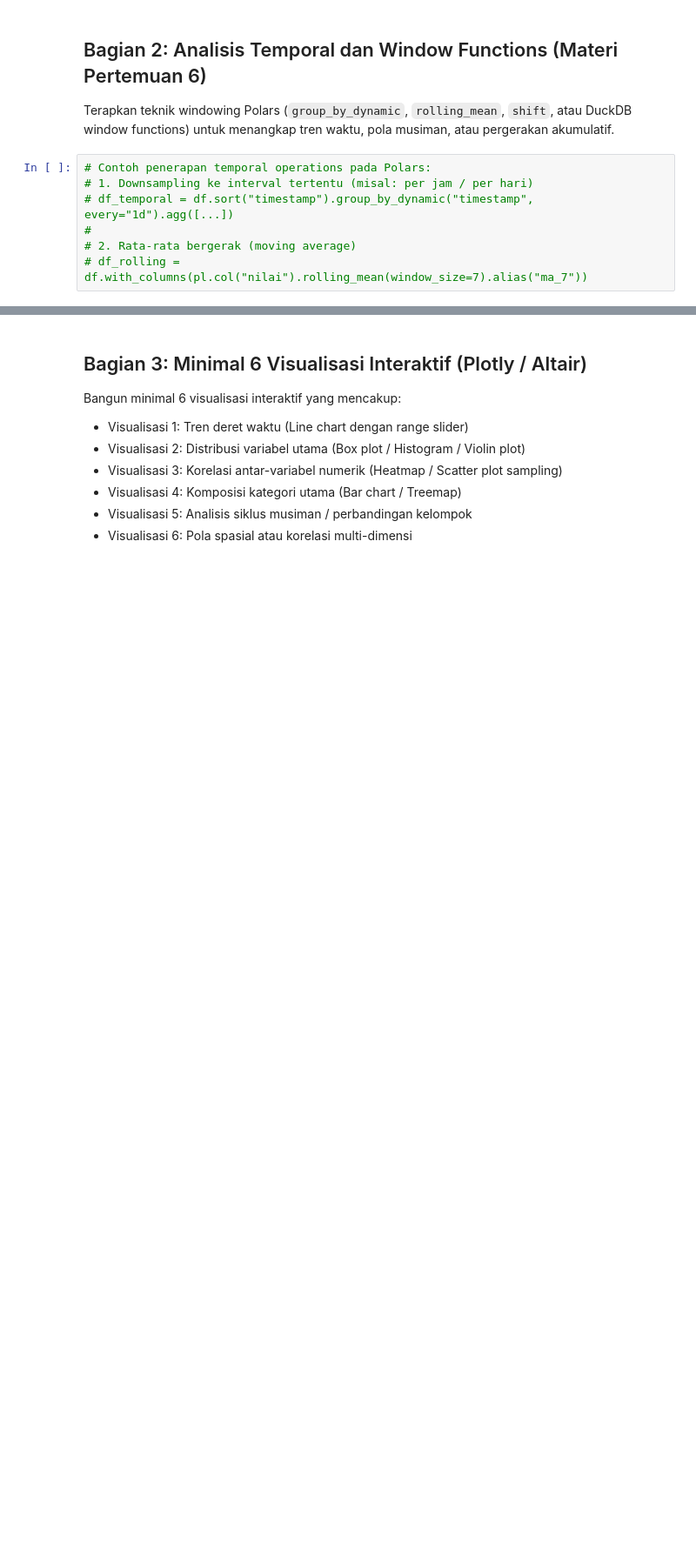
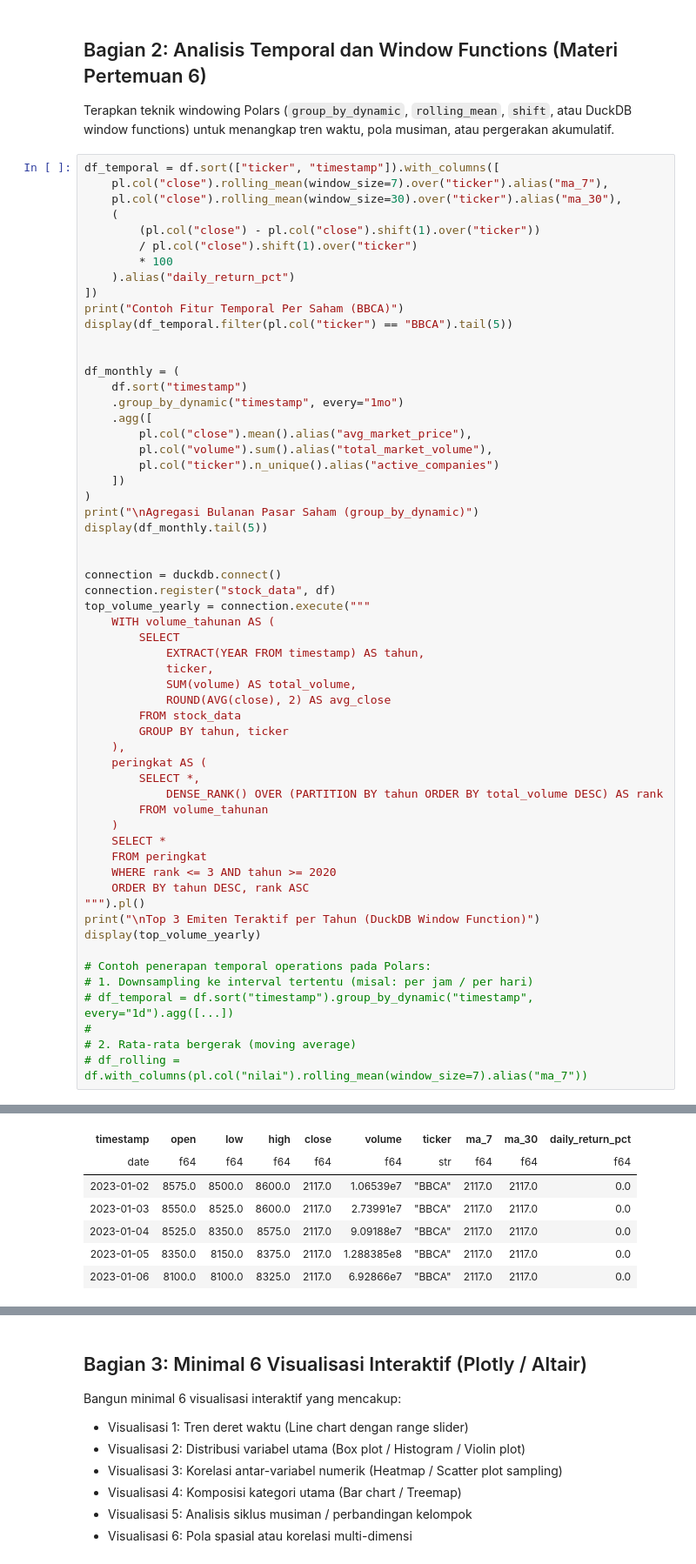
Before and after one commit to Nadzrrscrio/tugas1-abd-2026, a Jupyter notebook: notebooks/03_eda_and_insights.ipynb, the cells around one changed output, grey strips where cells are left out. Shown at 87% size. Drawn from its saved outputs; the diff is of its cells as text; blank space fills up the shorter version.

```diff
--- a/notebooks/03_eda_and_insights.ipynb
+++ b/notebooks/03_eda_and_insights.ipynb
@@ -34,9 +67,61 @@ import plotly.graph_objects as go
 Terapkan teknik windowing Polars (`group_by_dynamic`, `rolling_mean`, `shift`, atau DuckDB window functions)
 untuk menangkap tren waktu, pola musiman, atau pergerakan akumulatif.
 # %%
+df_temporal = df.sort(["ticker", "timestamp"]).with_columns([
+    pl.col("close").rolling_mean(window_size=7).over("ticker").alias("ma_7"),
+    pl.col("close").rolling_mean(window_size=30).over("ticker").alias("ma_30"),
+    (
+        (pl.col("close") - pl.col("close").shift(1).over("ticker"))
+        / pl.col("close").shift(1).over("ticker")
+        * 100
+    ).alias("daily_return_pct")
+])
+print("Contoh Fitur Temporal Per Saham (BBCA)")
+display(df_temporal.filter(pl.col("ticker") == "BBCA").tail(5))
+
+
+df_monthly = (
+    df.sort("timestamp")
+    .group_by_dynamic("timestamp", every="1mo")
+    .agg([
+        pl.col("close").mean().alias("avg_market_price"),
+        pl.col("volume").sum().alias("total_market_volume"),
+        pl.col("ticker").n_unique().alias("active_companies")
+    ])
+)
+print("\nAgregasi Bulanan Pasar Saham (group_by_dynamic)")
+display(df_monthly.tail(5))
+
+
+connection = duckdb.connect()
+connection.register("stock_data", df)
+top_volume_yearly = connection.execute("""
+    WITH volume_tahunan AS (
+        SELECT
+            EXTRACT(YEAR FROM timestamp) AS tahun,
+            ticker,
+            SUM(volume) AS total_volume,
+            ROUND(AVG(close), 2) AS avg_close
+        FROM stock_data
+        GROUP BY tahun, ticker
+    ),
+    peringkat AS (
+        SELECT *,
+            DENSE_RANK() OVER (PARTITION BY tahun ORDER BY total_volume DESC) AS rank
+        FROM volume_tahunan
+    )
+    SELECT *
+    FROM peringkat
+    WHERE rank <= 3 AND tahun >= 2020
+    ORDER BY tahun DESC, rank ASC
+""").pl()
+print("\nTop 3 Emiten Teraktif per Tahun (DuckDB Window Function)")
+display(top_volume_yearly)
+
 # Contoh penerapan temporal operations pada Polars:
 # 1. Downsampling ke interval tertentu (misal: per jam / per hari)
 # df_temporal = df.sort("timestamp").group_by_dynamic("timestamp", every="1d").agg([...])
 #
 # 2. Rata-rata bergerak (moving average)
 # df_rolling = df.with_columns(pl.col("nilai").rolling_mean(window_size=7).alias("ma_7"))
+# %% [output]
@@ -42,0 +130,7 @@ untuk menangkap tren waktu, pola musiman, atau pergerakan akumulatif.
+| timestamp | open | low | high | close | volume | ticker | ma_7 | ma_30 | daily_return_pct |
+| date | f64 | f64 | f64 | f64 | f64 | str | f64 | f64 | f64 |
+| 2023-01-02 | 8575.0 | 8500.0 | 8600.0 | 2117.0 | 1.06539e7 | "BBCA" | 2117.0 | 2117.0 | 0.0 |
+| 2023-01-03 | 8550.0 | 8525.0 | 8600.0 | 2117.0 | 2.73991e7 | "BBCA" | 2117.0 | 2117.0 | 0.0 |
+| 2023-01-04 | 8525.0 | 8350.0 | 8575.0 | 2117.0 | 9.09188e7 | "BBCA" | 2117.0 | 2117.0 | 0.0 |
+| 2023-01-05 | 8350.0 | 8150.0 | 8375.0 | 2117.0 | 1.288385e8 | "BBCA" | 2117.0 | 2117.0 | 0.0 |
+| 2023-01-06 | 8100.0 | 8100.0 | 8325.0 | 2117.0 | 6.92866e7 | "BBCA" | 2117.0 | 2117.0 | 0.0 |
```
Also changed, not shown: parts of 10 cells of this notebook, 1 other file.
